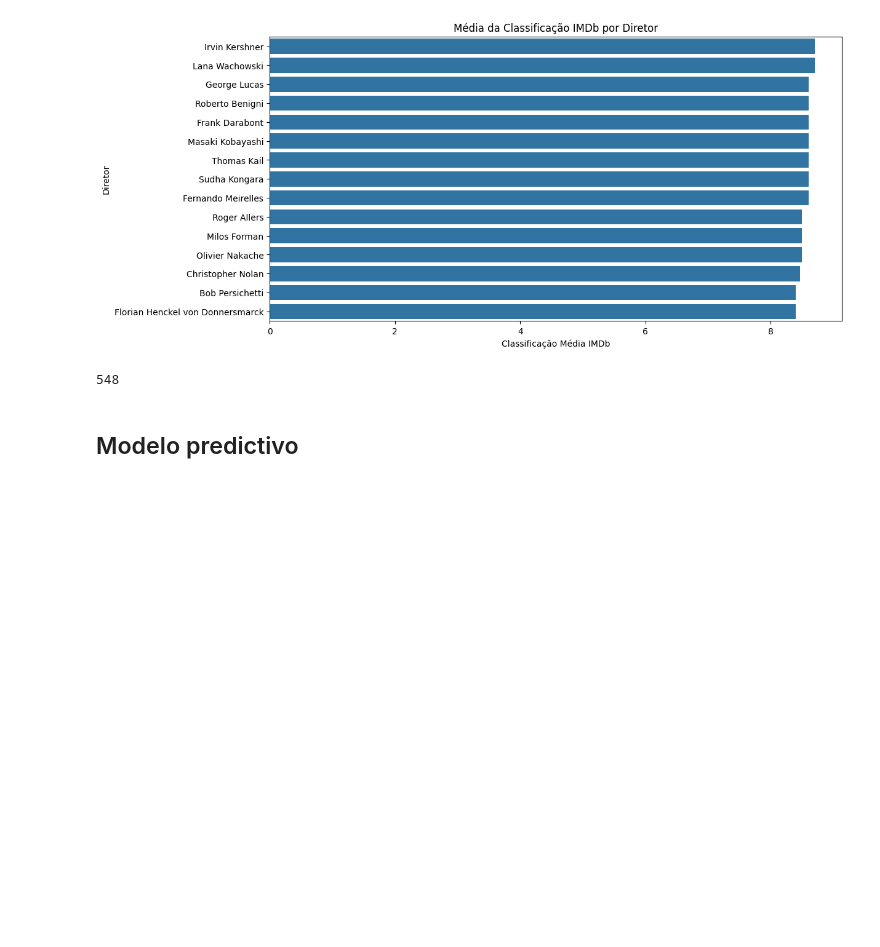
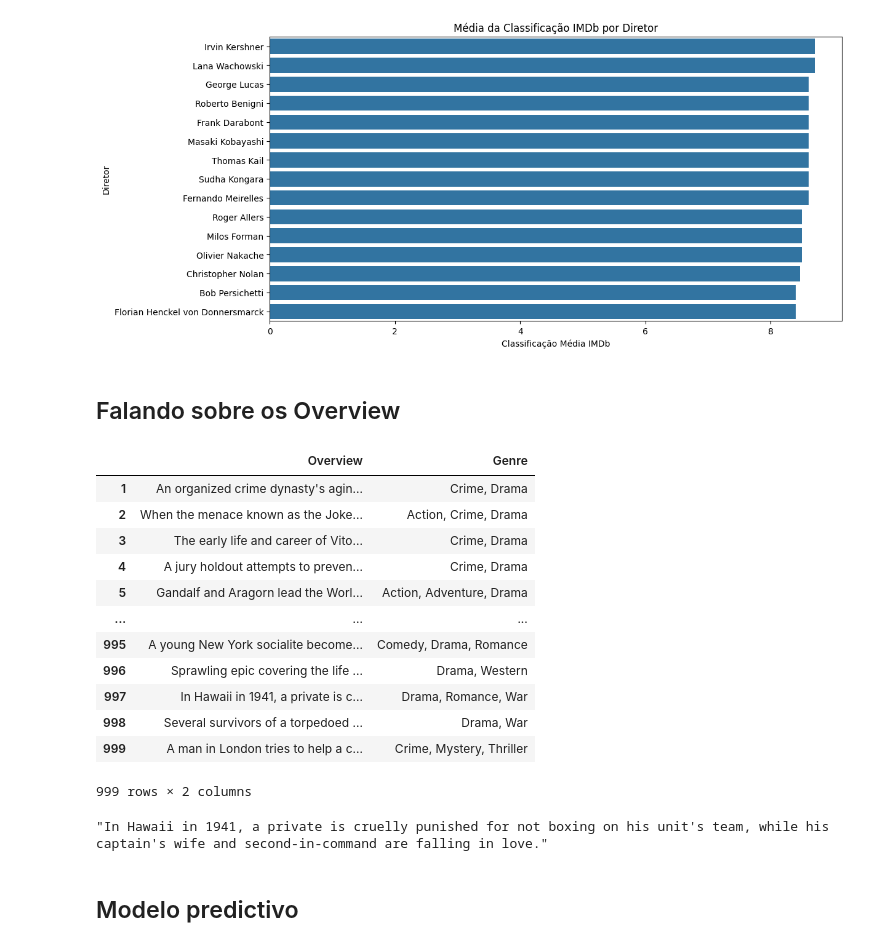
Before and after one commit to Joangopa/Desafio-Ligthhouse, a Jupyter notebook: desafio.ipynb, the cells around one changed output. Drawn from its saved outputs; the diff is of its cells as text; code cells hidden in the pictures; blank space fills up the shorter version.

```diff
--- a/desafio.ipynb
+++ b/desafio.ipynb
@@ -367,10 +449,29 @@ plt.ylabel('Diretor')
 plt.show()
 # %% [output]
 [figure]
-# %%
-len(dados['Director'].unique())
-# %% [output]
-548
+# %% [markdown]
+## Falando sobre os Overview
+# %%
+dados_overview_genre = dados[['Overview', 'Genre']].copy()
+dados_overview_genre
+# %% [output]
+|  | Overview | Genre |
+| 1 | An organized crime dynasty's agin... | Crime, Drama |
+| 2 | When the menace known as the Joke... | Action, Crime, Drama |
+| 3 | The early life and career of Vito... | Crime, Drama |
+| 4 | A jury holdout attempts to preven... | Crime, Drama |
+| 5 | Gandalf and Aragorn lead the Worl... | Action, Adventure, Drama |
+| ... | ... | ... |
+| 995 | A young New York socialite become... | Comedy, Drama, Romance |
+| 996 | Sprawling epic covering the life ... | Drama, Western |
+| 997 | In Hawaii in 1941, a private is c... | Drama, Romance, War |
+| 998 | Several survivors of a torpedoed ... | Drama, War |
+| 999 | A man in London tries to help a c... | Crime, Mystery, Thriller |
+999 rows × 2 columns
+# %%
+dados_overview_genre['Overview'][997]
+# %% [output]
+"In Hawaii in 1941, a private is cruelly punished for not boxing on his unit's team, while his captain's wife and second-in-command are falling in love."
 # %% [markdown]
 ## Modelo predictivo
 # %%
```
Also changed, not shown: parts of 19 cells of this notebook, 3 other files.
